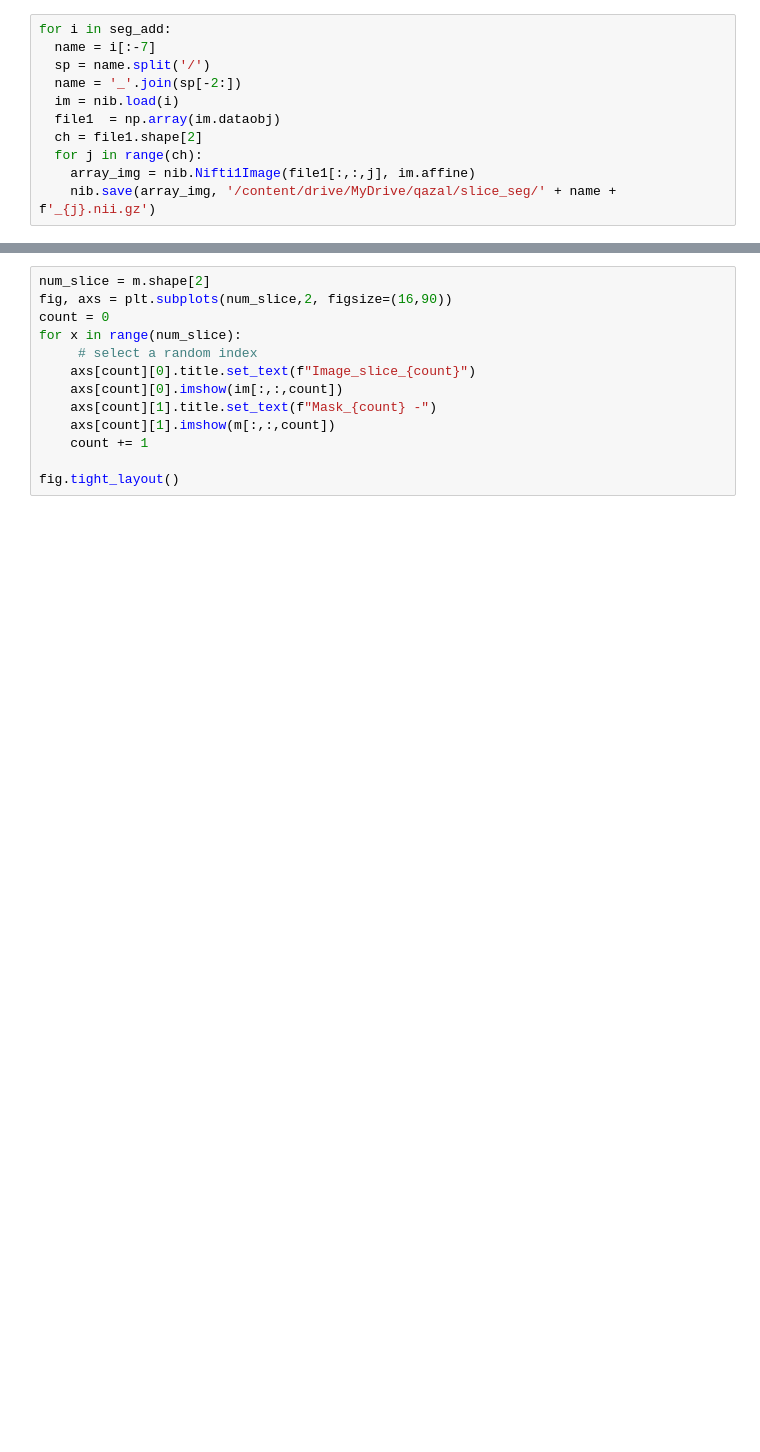
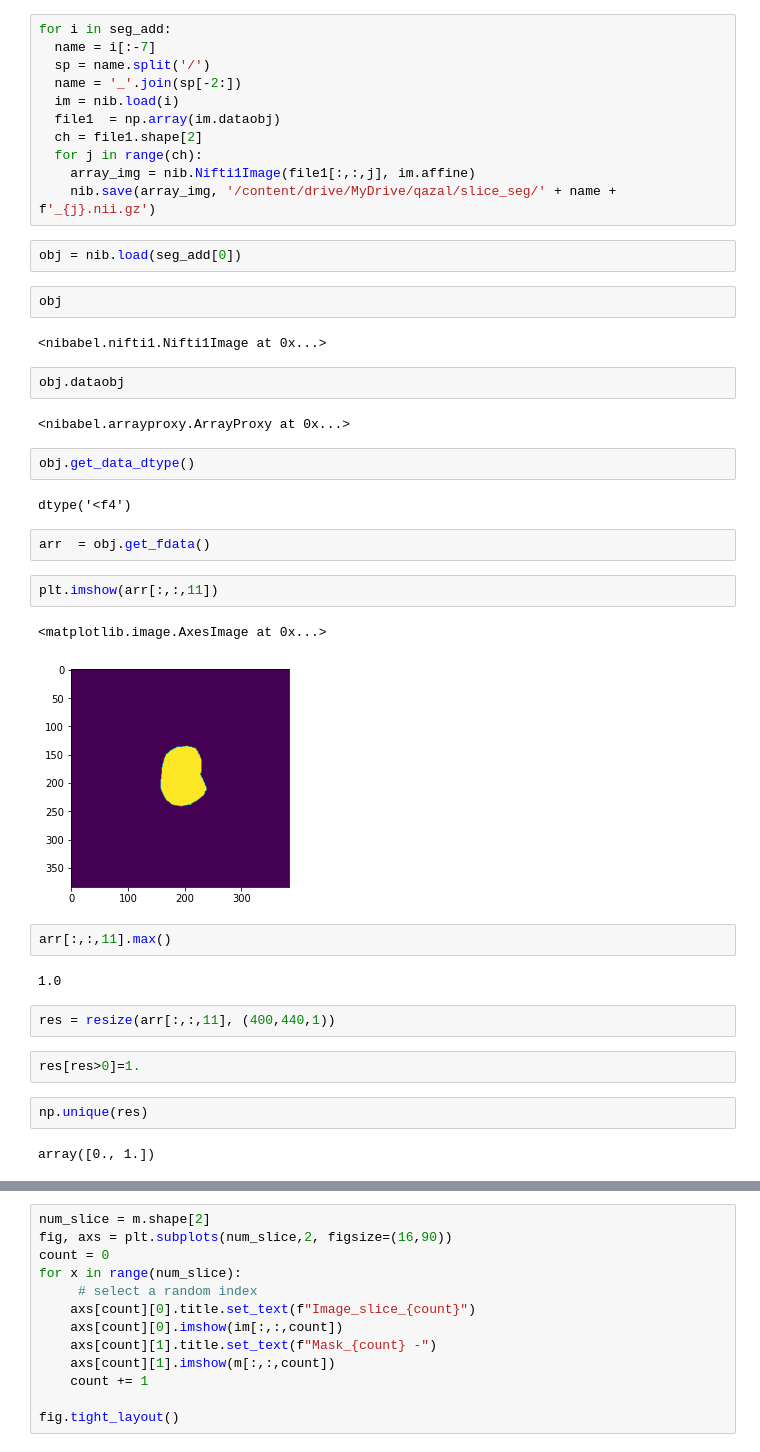
Before and after one commit to qazalmehrban/Medical-Segmentation, a Jupyter notebook: Unet_test.ipynb, the cells around one changed output, grey strips where cells are left out. Saved outputs shown, nothing was run; the diff lists cells and outputs as text; blank space fills up the shorter version.

```diff
--- a/Unet_test.ipynb
+++ b/Unet_test.ipynb
@@ -86,3 +86,36 @@ for i in seg_add:
   for j in range(ch):
     array_img = nib.Nifti1Image(file1[:,:,j], im.affine)
     nib.save(array_img, '/content/drive/MyDrive/qazal/slice_seg/' + name + f'_{j}.nii.gz')
+# %%
+obj = nib.load(seg_add[0])
+# %%
+obj
+# %% [output]
+<nibabel.nifti1.Nifti1Image at 0x...>
+# %%
+obj.dataobj
+# %% [output]
+<nibabel.arrayproxy.ArrayProxy at 0x...>
+# %%
+obj.get_data_dtype()
+# %% [output]
+dtype('<f4')
+# %%
+arr  = obj.get_fdata()
+# %%
+plt.imshow(arr[:,:,11])
+# %% [output]
+<matplotlib.image.AxesImage at 0x...>
+[figure, added]
+# %%
+arr[:,:,11].max()
+# %% [output]
+1.0
+# %%
+res = resize(arr[:,:,11], (400,440,1))
+# %%
+res[res>0]=1.
+# %%
+np.unique(res)
+# %% [output]
+array([0., 1.])
```
Also changed, not shown: parts of 4 cells of this notebook.
